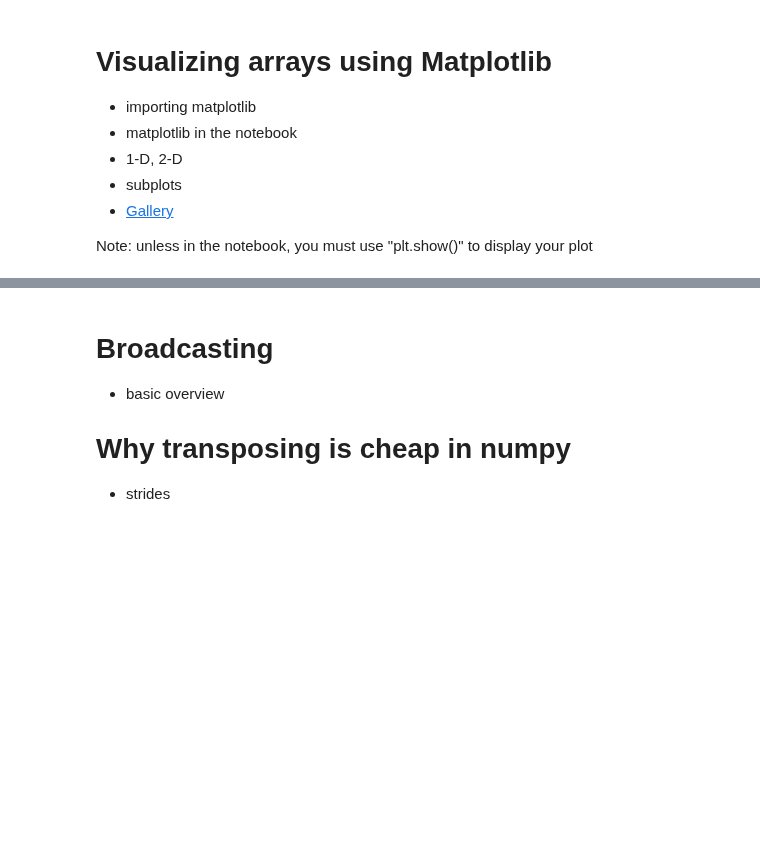
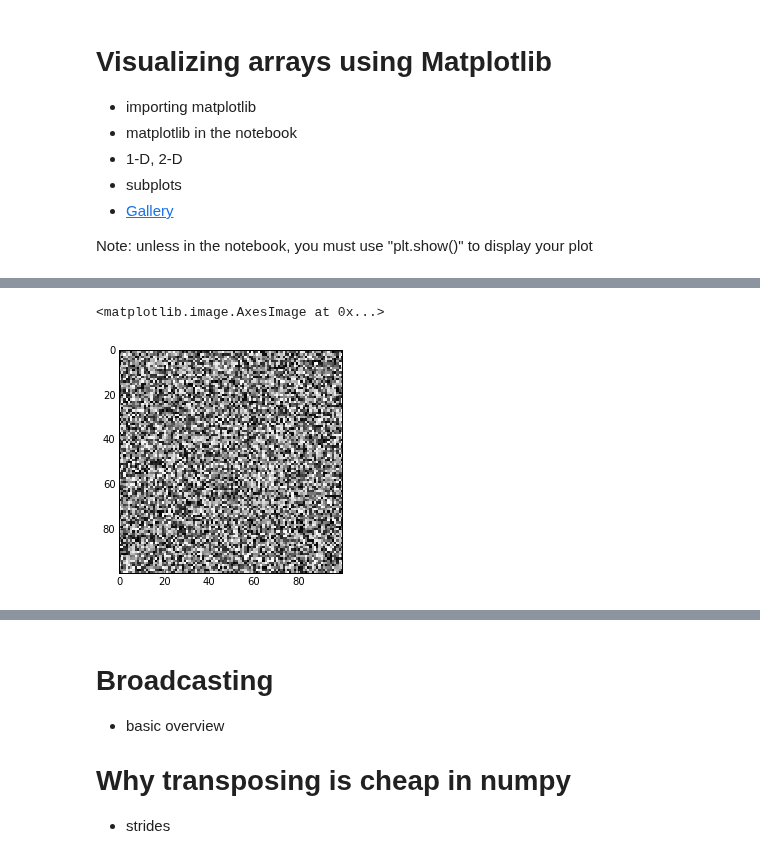
Before and after one commit to stefanv/aims2014, a Jupyter notebook: numpy.ipynb, the cells around one changed output, grey strips where cells are left out. Cells and saved outputs as stored; diff of their text form; code cells hidden in the pictures; blank space fills up the shorter version.

```diff
--- a/numpy.ipynb
+++ b/numpy.ipynb
@@ -49,0 +278,5 @@ Note: unless in the notebook, you must use "plt.show()" to display your plot
+# %%
+plt.imshow(R, cmap='gray', interpolation='nearest')
+# %% [output]
+<matplotlib.image.AxesImage at 0x...>
+[figure, added]
```
Also changed, not shown: parts of 42 cells of this notebook.
